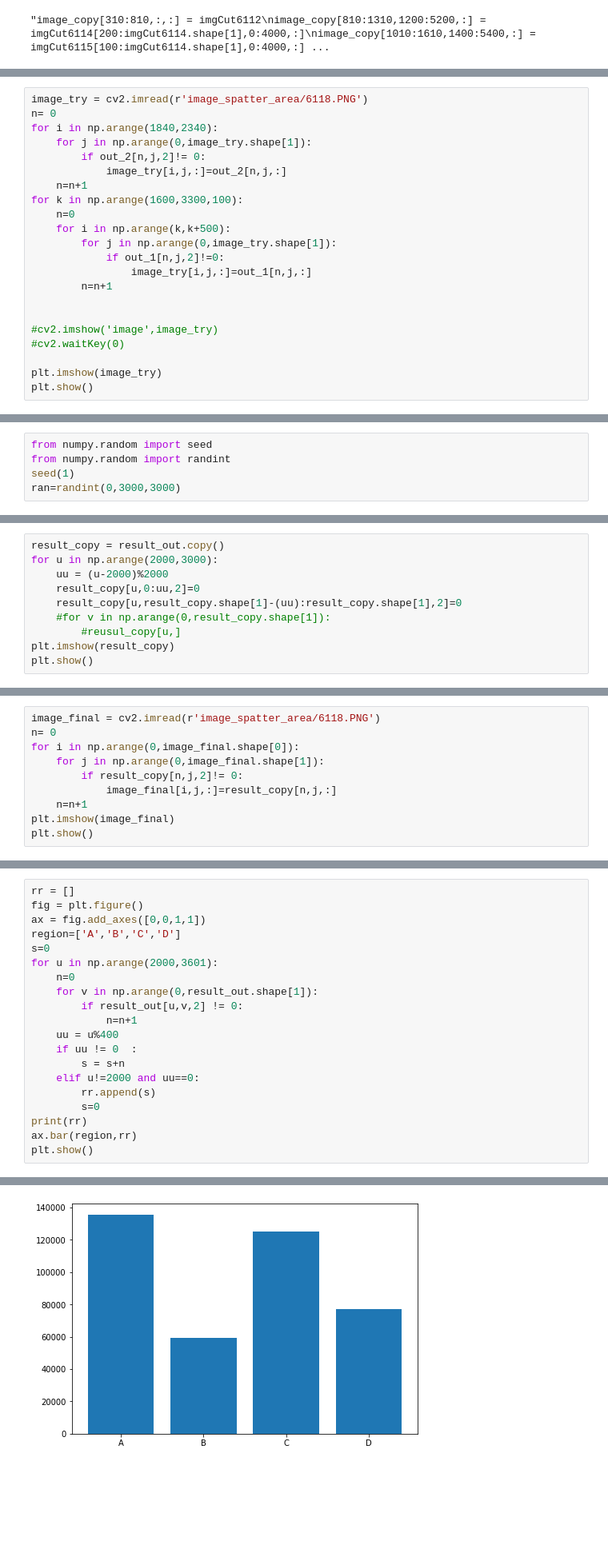
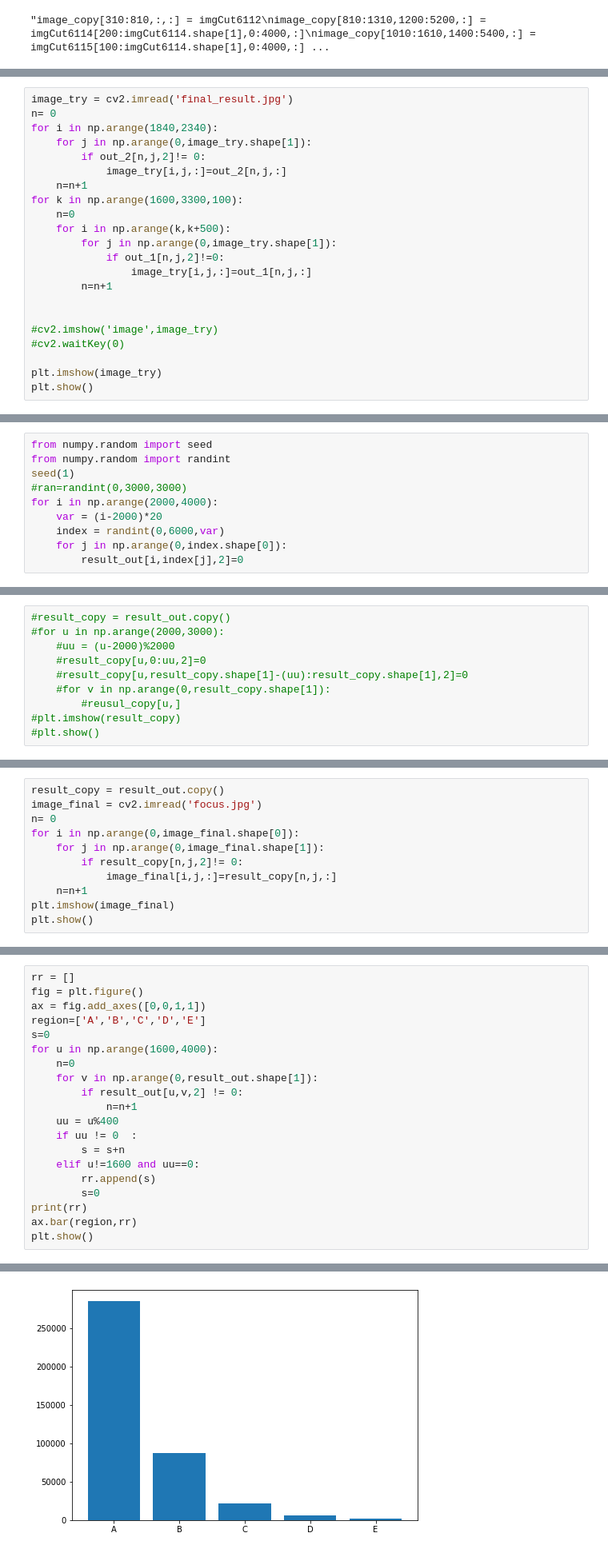
Before and after one commit to castrolin/image_proces, a Jupyter notebook: Combine_Figure.ipynb, the cells around one changed output, grey strips where cells are left out. Shown at 80% size. Drawn from its saved outputs; the diff is of its cells as text; blank space fills up the shorter version.

```diff
--- a/Combine_Figure.ipynb
+++ b/Combine_Figure.ipynb
@@ -90,5 +91,5 @@ plt.show()
 # %%
-image_try = cv2.imread(r'image_spatter_area/6118.PNG')
+image_try = cv2.imread('final_result.jpg')
 n= 0
 for i in np.arange(1840,2340):
     for j in np.arange(0,image_try.shape[1]):
@@ -128,4 +129,9 @@ plt.show()
 from numpy.random import seed
 from numpy.random import randint
 seed(1)
-ran=randint(0,3000,3000)
+#ran=randint(0,3000,3000)
+for i in np.arange(2000,4000):
+    var = (i-2000)*20
+    index = randint(0,6000,var)
+    for j in np.arange(0,index.shape[0]):
+        result_out[i,index[j],2]=0
@@ -136,10 +143,10 @@ print(ran)
 # %%
-result_copy = result_out.copy()
-for u in np.arange(2000,3000):
-    uu = (u-2000)%2000
-    result_copy[u,0:uu,2]=0
-    result_copy[u,result_copy.shape[1]-(uu):result_copy.shape[1],2]=0
+#result_copy = result_out.copy()
+#for u in np.arange(2000,3000):
+    #uu = (u-2000)%2000
+    #result_copy[u,0:uu,2]=0
+    #result_copy[u,result_copy.shape[1]-(uu):result_copy.shape[1],2]=0
     #for v in np.arange(0,result_copy.shape[1]):
         #reusul_copy[u,]
-plt.imshow(result_copy)
-plt.show()
+#plt.imshow(result_copy)
+#plt.show()
@@ -148,5 +153,6 @@ plt.show()
 # %%
-image_final = cv2.imread(r'image_spatter_area/6118.PNG')
+result_copy = result_out.copy()
+image_final = cv2.imread('focus.jpg')
 n= 0
 for i in np.arange(0,image_final.shape[0]):
     for j in np.arange(0,image_final.shape[1]):
@@ -161,9 +167,9 @@ plt.show()
 rr = []
 fig = plt.figure()
 ax = fig.add_axes([0,0,1,1])
-region=['A','B','C','D']
+region=['A','B','C','D','E']
 s=0
-for u in np.arange(2000,3601):
+for u in np.arange(1600,4000):
     n=0
     for v in np.arange(0,result_out.shape[1]):
         if result_out[u,v,2] != 0:
@@ -171,7 +177,7 @@ for u in np.arange(2000,3601):
     uu = u%400
     if uu != 0  :
         s = s+n
-    elif u!=2000 and uu==0:
+    elif u!=1600 and uu==0:
         rr.append(s)
         s=0
 print(rr)
@@ -182,4 +188,4 @@ plt.show()
-[figure, old version]
+[figure, new version]
 # %%
 cv2.imwrite('try_try.jpg',image_try)
 # %% [output]
```
Also changed, not shown: parts of 13 cells of this notebook, 8 other files.
